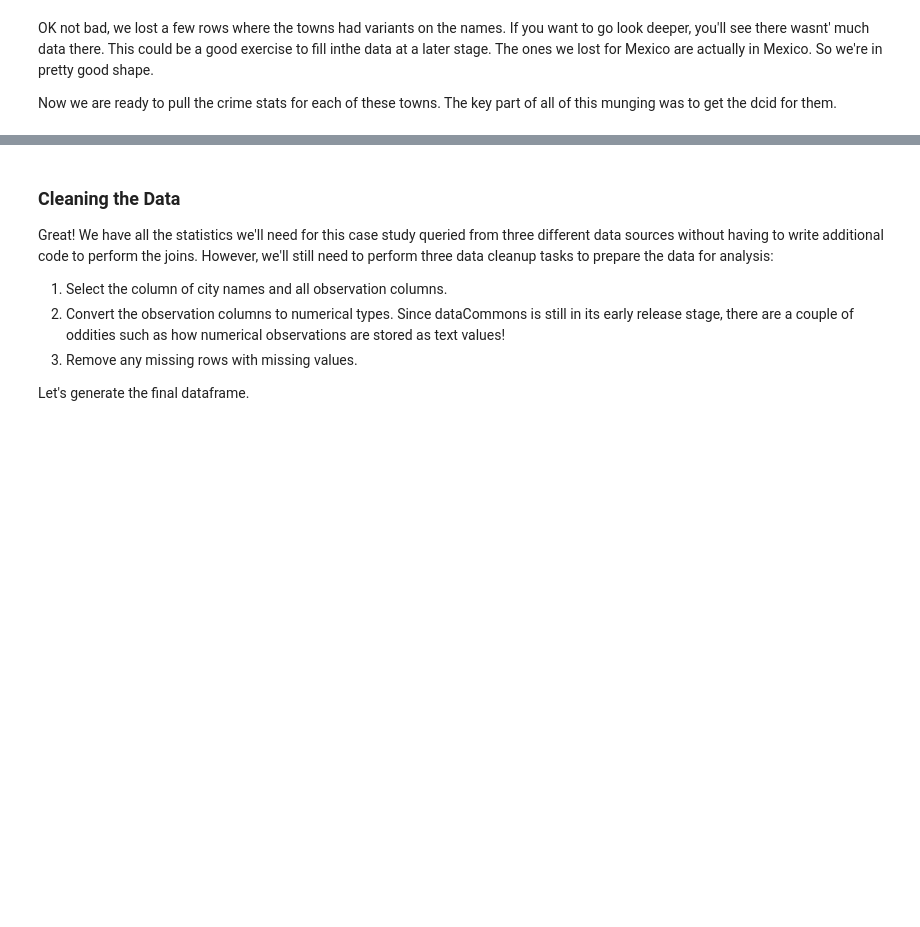
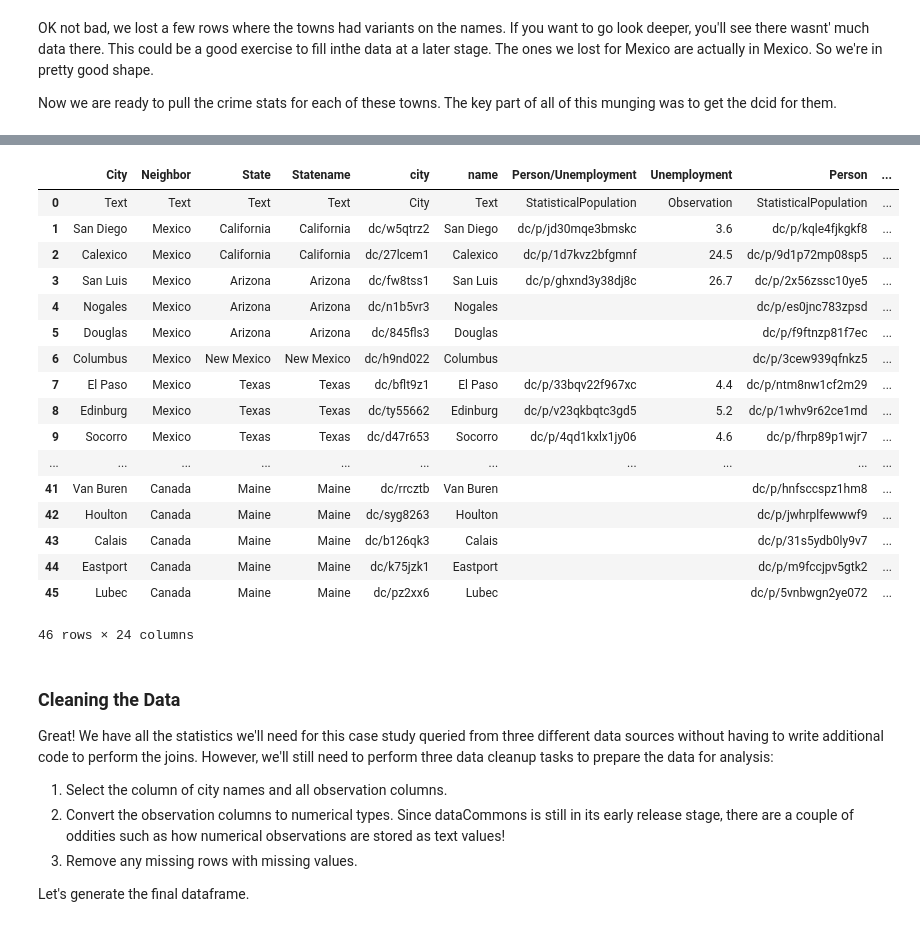
Before and after one commit to Drakensberge/crime_rates_data_commons, a Jupyter notebook: CrimeRates.ipynb, the cells around one changed output, grey strips where cells are left out. Saved outputs shown, nothing was run; the diff lists cells and outputs as text; code cells hidden in the pictures; blank space fills up the shorter version.

```diff
--- a/CrimeRates.ipynb
+++ b/CrimeRates.ipynb
@@ -417,3 +471,65 @@ data.head(5)
+# %%
+# Population count
+df = dc.get_populations(pd_table=df,
+                          seed_col_name='city',
+                          new_col_name='Person2015',
+                          population_type='Person',
+                          max_rows=5000)
+df = dc.get_observations(pd_table=df,
+                           seed_col_name='Person2015',
+                           new_col_name='Population2015',
+                           start_date='2015-01-01',
+                           end_date='2015-01-01',
+                           measured_property='count',
+                           max_rows=5000)
+# Population count
+df = dc.get_populations(pd_table=df,
+                          seed_col_name='city',
+                          new_col_name='Person2016',
+                          population_type='Person',
+                          max_rows=5000)
+df = dc.get_observations(pd_table=df,
+                           seed_col_name='Person2016',
+                           new_col_name='Population2016',
+                           start_date='2016-01-01',
+                           end_date='2016-01-01',
+                           measured_property='count',
+                           max_rows=5000)
+
+# Population count
+df = dc.get_populations(pd_table=df,
+                          seed_col_name='city',
+                          new_col_name='Person2017',
+                          population_type='Person',
+                          max_rows=5000)
+df = dc.get_observations(pd_table=df,
+                           seed_col_name='Person2017',
+                           new_col_name='Population2017',
+                           start_date='2017-01-01',
+                           end_date='2017-01-01',
+                           measured_property='count',
+                           max_rows=5000)
+# %%
+df.head(100)
+# %% [output]
+|  | City | Neighbor | State | Statename | city | name | Person/Unemployment | Unemployment | Person | ... |
+| 0 | Text | Text | Text | Text | City | Text | StatisticalPopulation | Observation | StatisticalPopulation | ... |
+| 1 | San Diego | Mexico | California | California | dc/w5qtrz2 | San Diego | dc/p/jd30mqe3bmskc | 3.6 | dc/p/kqle4fjkgkf8 | ... |
+| 2 | Calexico | Mexico | California | California | dc/27lcem1 | Calexico | dc/p/1d7kvz2bfgmnf | 24.5 | dc/p/9d1p72mp08sp5 | ... |
+| 3 | San Luis | Mexico | Arizona | Arizona | dc/fw8tss1 | San Luis | dc/p/ghxnd3y38dj8c | 26.7 | dc/p/2x56zssc10ye5 | ... |
+| 4 | Nogales | Mexico | Arizona | Arizona | dc/n1b5vr3 | Nogales |  |  | dc/p/es0jnc783zpsd | ... |
+| 5 | Douglas | Mexico | Arizona | Arizona | dc/845fls3 | Douglas |  |  | dc/p/f9ftnzp81f7ec | ... |
+| 6 | Columbus | Mexico | New Mexico | New Mexico | dc/h9nd022 | Columbus |  |  | dc/p/3cew939qfnkz5 | ... |
+| 7 | El Paso | Mexico | Texas | Texas | dc/bflt9z1 | El Paso | dc/p/33bqv22f967xc | 4.4 | dc/p/ntm8nw1cf2m29 | ... |
+| 8 | Edinburg | Mexico | Texas | Texas | dc/ty55662 | Edinburg | dc/p/v23qkbqtc3gd5 | 5.2 | dc/p/1whv9r62ce1md | ... |
+| 9 | Socorro | Mexico | Texas | Texas | dc/d47r653 | Socorro | dc/p/4qd1kxlx1jy06 | 4.6 | dc/p/fhrp89p1wjr7 | ... |
+| ... | ... | ... | ... | ... | ... | ... | ... | ... | ... | ... |
+| 41 | Van Buren | Canada | Maine | Maine | dc/rrcztb | Van Buren |  |  | dc/p/hnfsccspz1hm8 | ... |
+| 42 | Houlton | Canada | Maine | Maine | dc/syg8263 | Houlton |  |  | dc/p/jwhrplfewwwf9 | ... |
+| 43 | Calais | Canada | Maine | Maine | dc/b126qk3 | Calais |  |  | dc/p/31s5ydb0ly9v7 | ... |
+| 44 | Eastport | Canada | Maine | Maine | dc/k75jzk1 | Eastport |  |  | dc/p/m9fccjpv5gtk2 | ... |
+| 45 | Lubec | Canada | Maine | Maine | dc/pz2xx6 | Lubec |  |  | dc/p/5vnbwgn2ye072 | ... |
+46 rows × 24 columns
 # %% [markdown]
 ### Cleaning the Data
 
```
Also changed, not shown: parts of 18 cells of this notebook.
